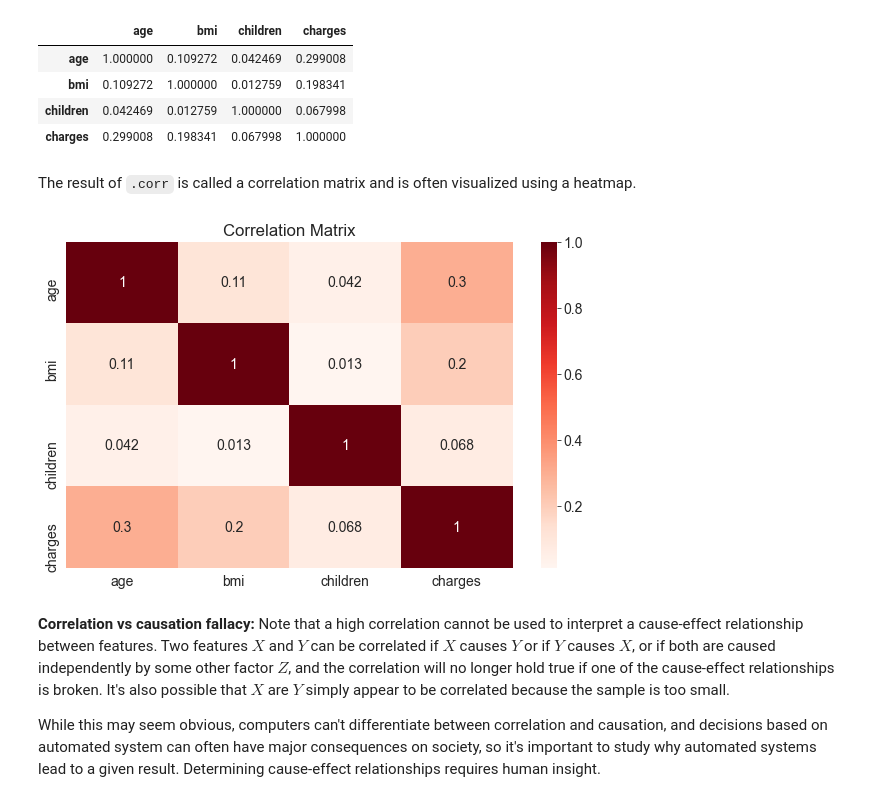
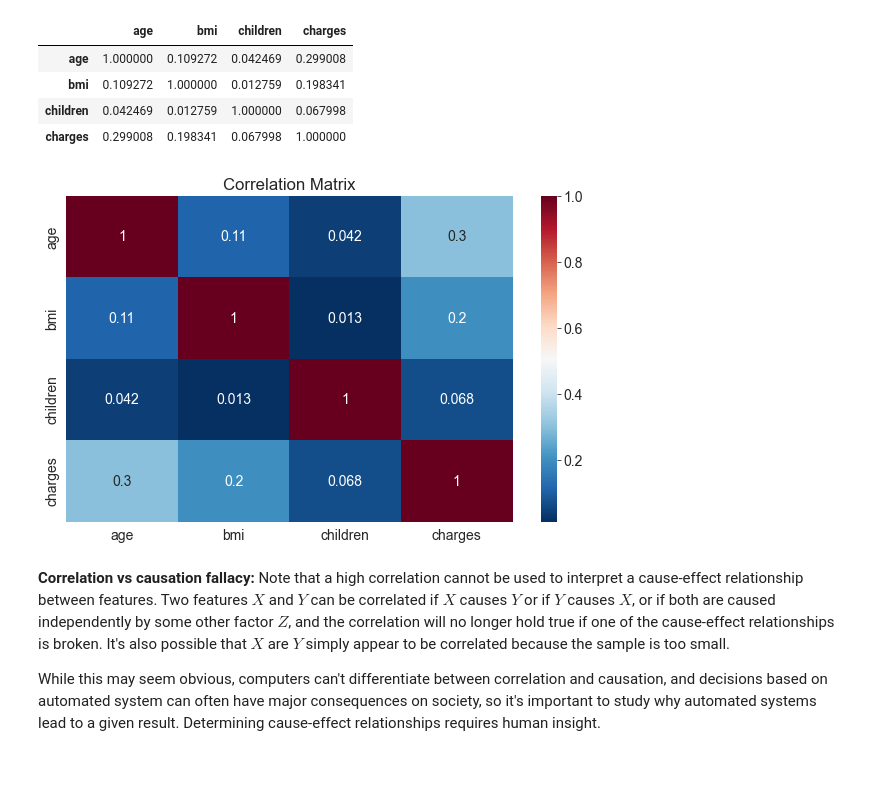
Before and after one commit to Himangshu1086/Estimation-of-annual-insurance-premium, a Jupyter notebook: medical_Insurance_estimation.ipynb, the cells around one changed output. Drawn from its saved outputs; the diff is of its cells as text; code cells hidden in the pictures; blank space fills up the shorter version.

```diff
--- a/medical_Insurance_estimation.ipynb
+++ b/medical_Insurance_estimation.ipynb
@@ -14,7 +12,8 @@ We can create a Pandas dataframe using the downloaded file, to view and analyze
 # %%
 import pandas as pd
 # %%
-medical_df = pd.read_csv('medical.csv')
+data =  pd.read_csv('medical.csv')
+medical_df = data.copy()
 # %%
 medical_df.head()
 # %% [output]
@@ -262,13 +242,11 @@ medical_df.corr()
 | bmi | 0.109272 | 1.000000 | 0.012759 | 0.198341 |
 | children | 0.042469 | 0.012759 | 1.000000 | 0.067998 |
 | charges | 0.299008 | 0.198341 | 0.067998 | 1.000000 |
-# %% [markdown]
-The result of `.corr` is called a correlation matrix and is often visualized using a heatmap.
 # %%
-sns.heatmap(medical_df.corr(), cmap='Reds', annot=True)
+sns.heatmap(medical_df.corr(), cmap='RdBu_r', annot=True)
 plt.title('Correlation Matrix');
 # %% [output]
-[figure, old version]
+[figure, new version]
 # %% [markdown]
 **Correlation vs causation fallacy:** Note that a high correlation cannot be used to interpret a cause-effect relationship between features. Two features $X$ and $Y$ can be correlated if $X$ causes $Y$ or if $Y$ causes $X$, or if both are caused independently by some other factor $Z$, and the correlation will no longer hold true if one of the cause-effect relationships is broken. It's also possible that $X$ are $Y$ simply appear to be correlated because the sample is too small.
 
```
Also changed, not shown: parts of 139 cells of this notebook.
